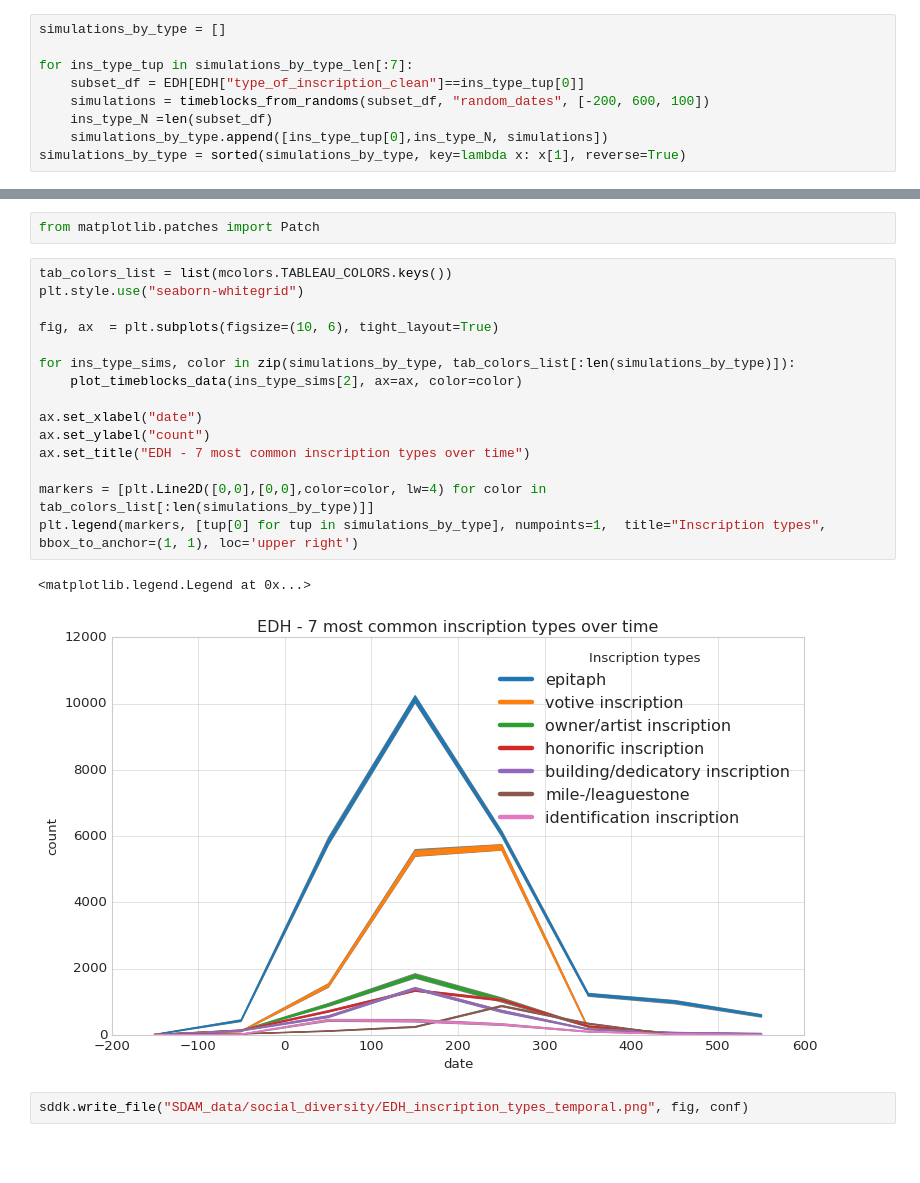
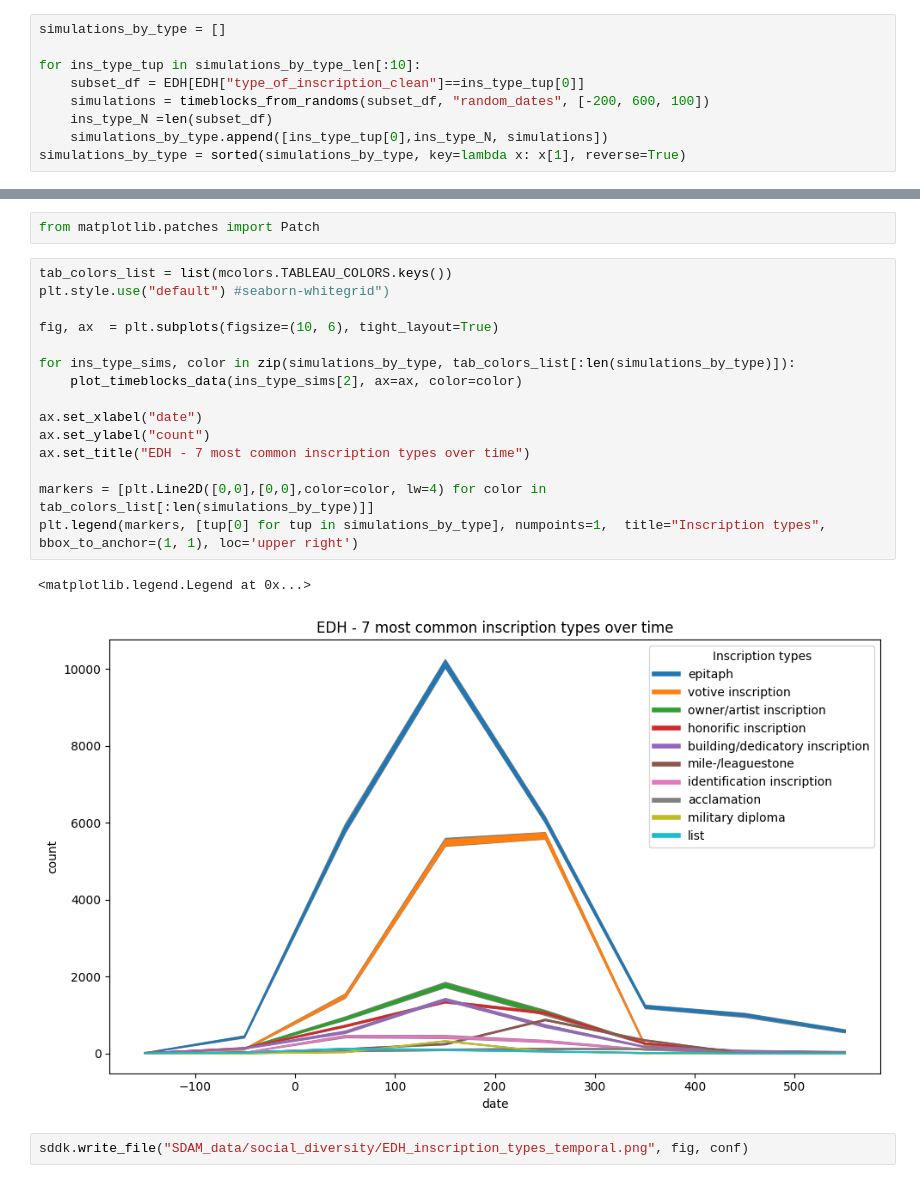
Before and after one commit to sdam-au/LI_ETL, a Jupyter notebook: scripts/1_5_py_WORDS&OCCUPATIONS_TEMPORAL.ipynb, the cells around one changed output, grey strips where cells are left out. Drawn from its saved outputs; the diff is of its cells as text; blank space fills up the shorter version.

```diff
--- a/scripts/1_5_py_WORDS&OCCUPATIONS_TEMPORAL.ipynb
+++ b/scripts/1_5_py_WORDS&OCCUPATIONS_TEMPORAL.ipynb
@@ -118,7 +138,7 @@ simulations_by_type_len
 # %%
 simulations_by_type = []
 
-for ins_type_tup in simulations_by_type_len[:7]:
+for ins_type_tup in simulations_by_type_len[:10]:
     subset_df = EDH[EDH["type_of_inscription_clean"]==ins_type_tup[0]]
     simulations = timeblocks_from_randoms(subset_df, "random_dates", [-200, 600, 100])
     ins_type_N =len(subset_df)
@@ -130,22 +150,22 @@ simulations_by_type = sorted(simulations_by_type, key=lambda x: x[1], reverse=Tr
 from matplotlib.patches import Patch
 # %%
 tab_colors_list = list(mcolors.TABLEAU_COLORS.keys())
-plt.style.use("seaborn-whitegrid")
+plt.style.use("default") #seaborn-whitegrid")
 
 fig, ax  = plt.subplots(figsize=(10, 6), tight_layout=True)
 
 for ins_type_sims, color in zip(simulations_by_type, tab_colors_list[:len(simulations_by_type)]):
     plot_timeblocks_data(ins_type_sims[2], ax=ax, color=color)
 
 ax.set_xlabel("date")
 ax.set_ylabel("count")
 ax.set_title("EDH - 7 most common inscription types over time")
 
 markers = [plt.Line2D([0,0],[0,0],color=color, lw=4) for color in tab_colors_list[:len(simulations_by_type)]]
 plt.legend(markers, [tup[0] for tup in simulations_by_type], numpoints=1,  title="Inscription types", bbox_to_anchor=(1, 1), loc='upper right')
 # %% [output]
 <matplotlib.legend.Legend at 0x...>
-[figure, old version]
+[figure, new version]
 # %%
 sddk.write_file("SDAM_data/social_diversity/EDH_inscription_types_temporal.png", fig, conf)
 # %% [output]
```
Also changed, not shown: parts of 6 cells of this notebook, 1 other file.
